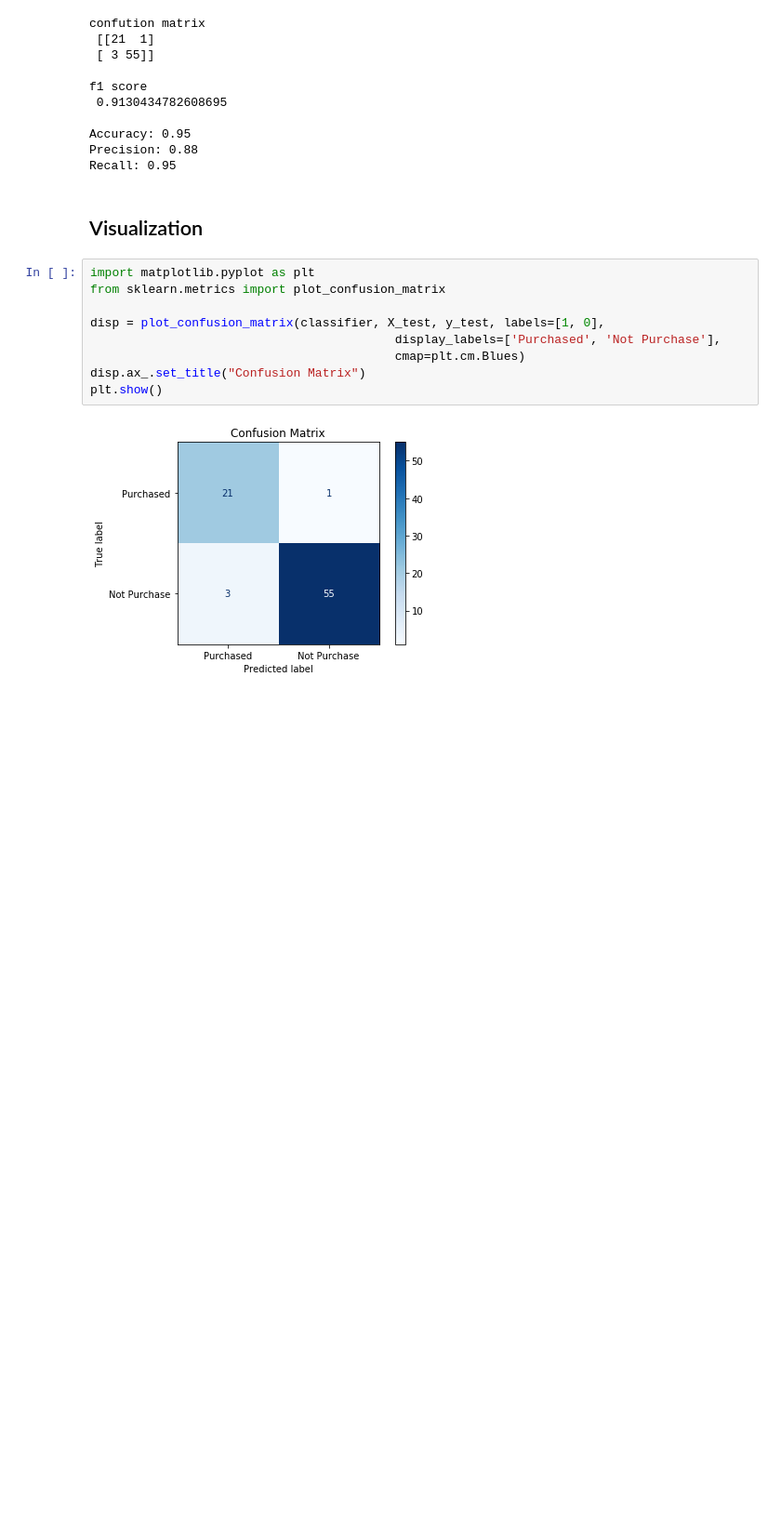
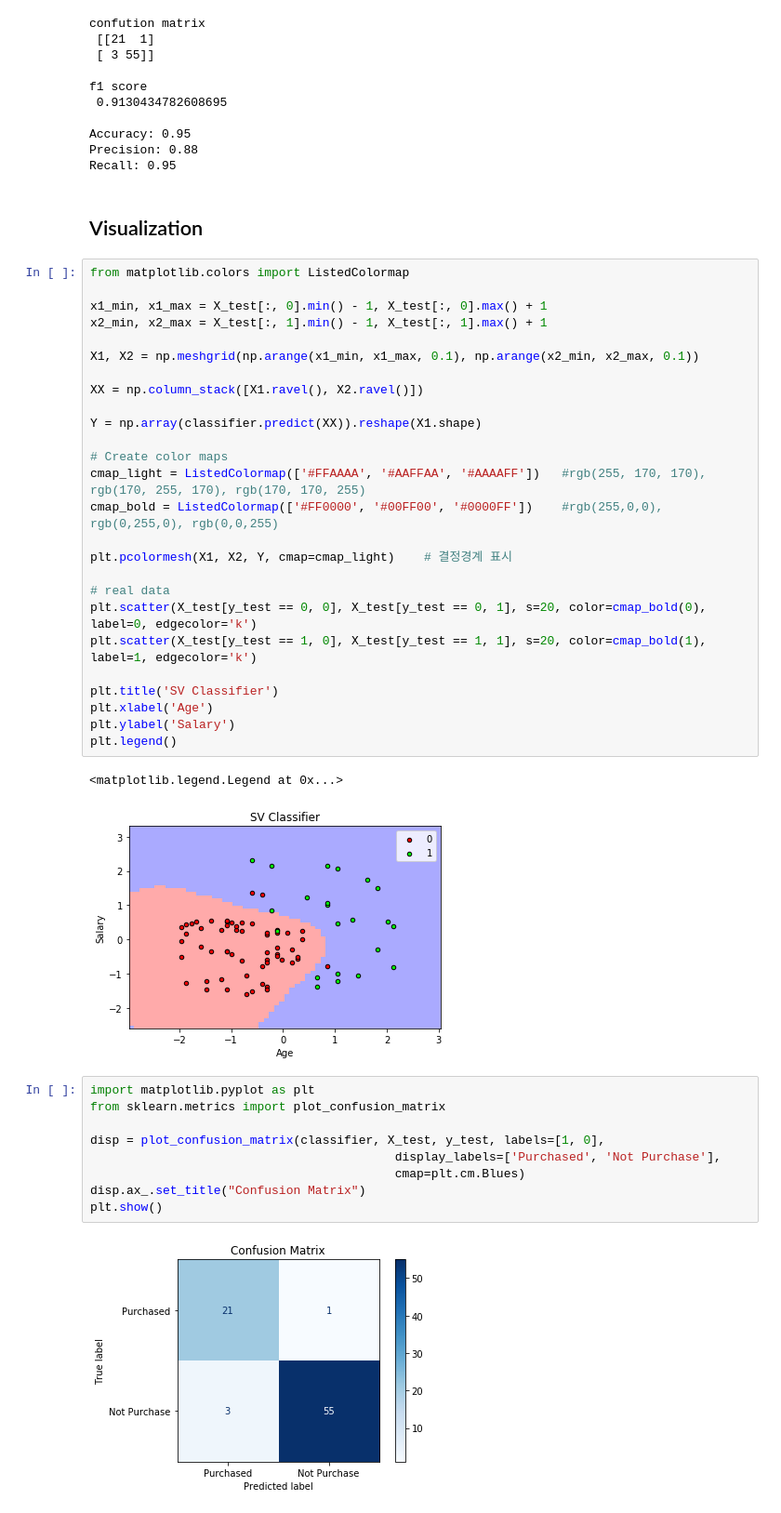
Before and after one commit to ironmanciti/MachineLearningBasic, a Jupyter notebook: 060.SVM.ipynb, the cells around one changed output. Shown at 93% size. Saved outputs shown, nothing was run; the diff lists cells and outputs as text; blank space fills up the shorter version.

```diff
--- a/060.SVM.ipynb
+++ b/060.SVM.ipynb
@@ -92,6 +92,35 @@ Precision: 0.88
 Recall: 0.95
 # %% [markdown]
 ## Visualization
+# %%
+from matplotlib.colors import ListedColormap
+
+x1_min, x1_max = X_test[:, 0].min() - 1, X_test[:, 0].max() + 1
+x2_min, x2_max = X_test[:, 1].min() - 1, X_test[:, 1].max() + 1
+
+X1, X2 = np.meshgrid(np.arange(x1_min, x1_max, 0.1), np.arange(x2_min, x2_max, 0.1))
+
+XX = np.column_stack([X1.ravel(), X2.ravel()])
+
+Y = np.array(classifier.predict(XX)).reshape(X1.shape)
+
+# Create color maps
+cmap_light = ListedColormap(['#FFAAAA', '#AAFFAA', '#AAAAFF'])   #rgb(255, 170, 170), rgb(170, 255, 170), rgb(170, 170, 255)
+cmap_bold = ListedColormap(['#FF0000', '#00FF00', '#0000FF'])    #rgb(255,0,0), rgb(0,255,0), rgb(0,0,255)
+
+plt.pcolormesh(X1, X2, Y, cmap=cmap_light)    # 결정경계 표시
+
+# real data
+plt.scatter(X_test[y_test == 0, 0], X_test[y_test == 0, 1], s=20, color=cmap_bold(0), label=0, edgecolor='k')
+plt.scatter(X_test[y_test == 1, 0], X_test[y_test == 1, 1], s=20, color=cmap_bold(1), label=1, edgecolor='k')
+
+plt.title('SV Classifier')
+plt.xlabel('Age')
+plt.ylabel('Salary')
+plt.legend()
+# %% [output]
+<matplotlib.legend.Legend at 0x...>
+[figure, added]
 # %%
 import matplotlib.pyplot as plt
 from sklearn.metrics import plot_confusion_matrix
```
Also changed, not shown: 2 other files.
